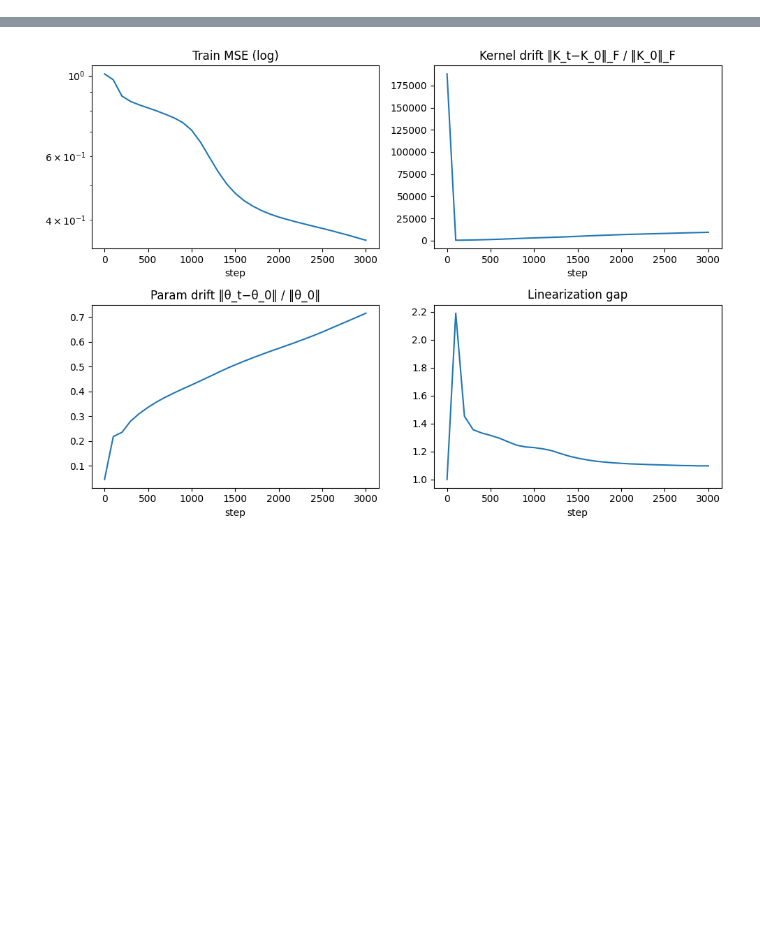
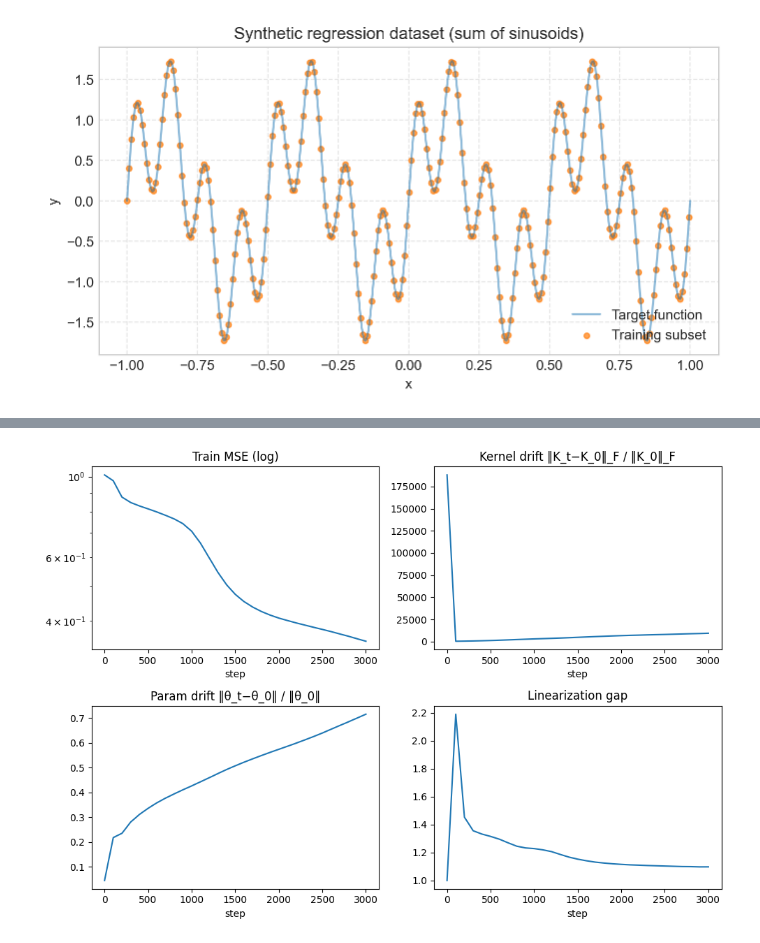
Before and after one commit to obi-wan-shinobi/msc-thesis, a Jupyter notebook: code/notebooks/ntk-experiment.ipynb, the cells around one changed output, grey strips where cells are left out. Drawn from its saved outputs; the diff is of its cells as text; code cells hidden in the pictures; blank space fills up the shorter version.

```diff
--- a/code/notebooks/ntk-experiment.ipynb
+++ b/code/notebooks/ntk-experiment.ipynb
@@ -5,4 +5,36 @@ from jax import random, jit, vmap, value_and_grad, jacrev
 from jax.flatten_util import ravel_pytree
 import optax
 import matplotlib.pyplot as plt
+
+import neural_tangents as nt
+from neural_tangents import stax
+
+from typing import Callable, Optional, Tuple, List, Union
+
+# Configure Matplotlib for better inline plots
+%matplotlib inline
+%config InlineBackend.figure_format = 'retina'
+plt.style.use('seaborn-v0_8-whitegrid')
+# %%
+# ----- Data -----
+x = jnp.linspace(-1.0, 1.0, 512)[:, None]          # shape [n, 1]
+y = (jnp.sin(4*jnp.pi*x) + 0.8*jnp.sin(16*jnp.pi*x)).squeeze()  # shape [n]
+
+# pick a training subset to speed up NTK computations:
+idx = jnp.arange(0, x.shape[0], 2)
+X_train, y_train = x[idx], y[idx]
+X_eval, y_eval = x[~idx], y[~idx]
+
+# visualize full dataset
+plt.figure(figsize=(8, 4))
+plt.plot(x, y, label='Target function', color='C0', alpha=0.5)
+plt.scatter(X_train, y_train, color='C1', s=15, alpha=0.7, label='Training subset')
+plt.title("Synthetic regression dataset (sum of sinusoids)")
+plt.xlabel("x")
+plt.ylabel("y")
+plt.legend()
+plt.grid(True, ls='--', alpha=0.5)
+plt.show()
+# %% [output]
+[figure, added]
 # %%
```
Also changed, not shown: parts of 6 cells of this notebook, 3 other files.
